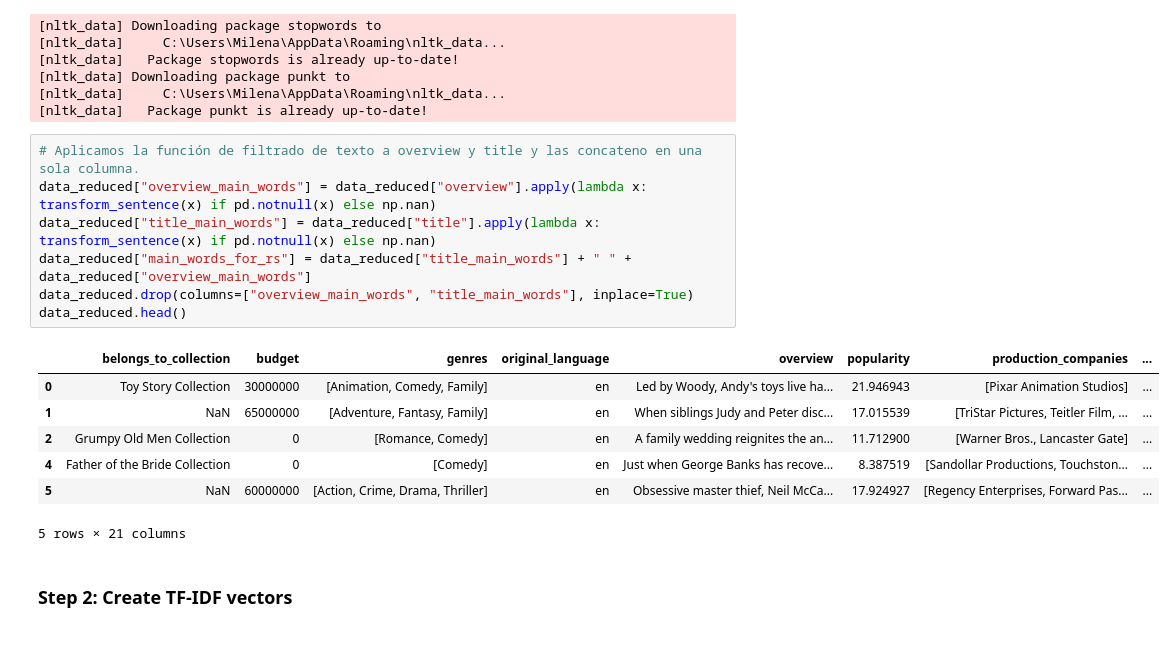
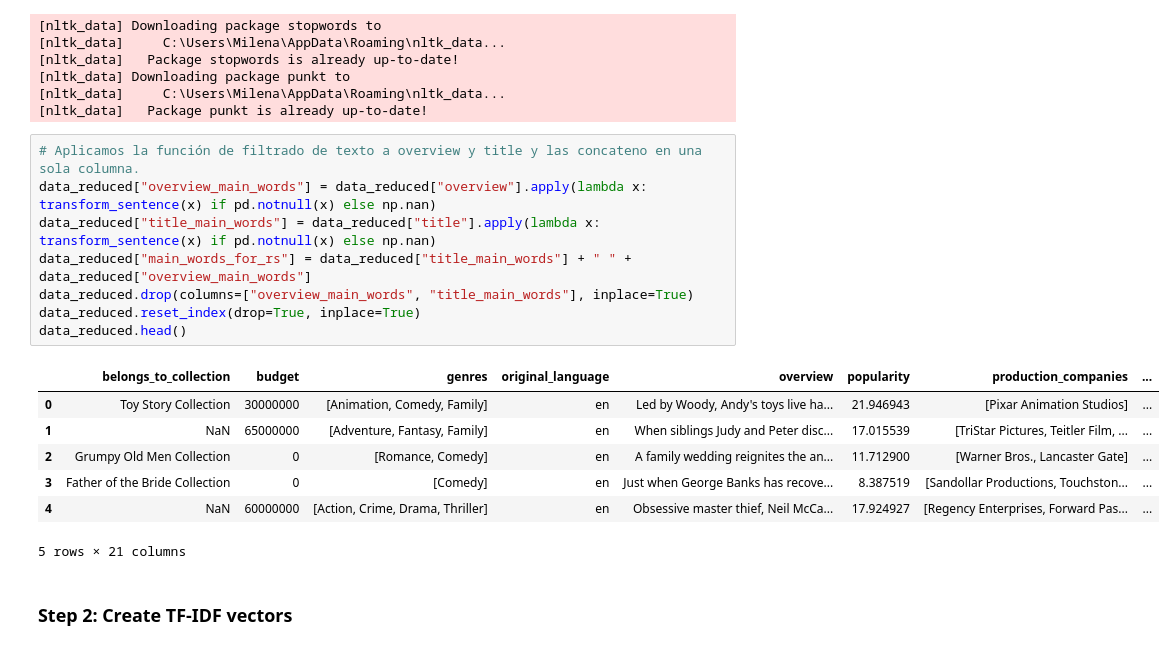
Before and after one commit to anahmilena/movies_recommendation, a Jupyter notebook: eda_&_ml.ipynb, the cells around one changed output. Drawn from its saved outputs; the diff is of its cells as text.

```diff
--- a/eda_&_ml.ipynb
+++ b/eda_&_ml.ipynb
@@ -324,17 +324,18 @@ def transform_sentence(sentence):
 # %%
 # Aplicamos la función de filtrado de texto a overview y title y las concateno en una sola columna.
 data_reduced["overview_main_words"] = data_reduced["overview"].apply(lambda x: transform_sentence(x) if pd.notnull(x) else np.nan)
 data_reduced["title_main_words"] = data_reduced["title"].apply(lambda x: transform_sentence(x) if pd.notnull(x) else np.nan)
 data_reduced["main_words_for_rs"] = data_reduced["title_main_words"] + " " + data_reduced["overview_main_words"]
 data_reduced.drop(columns=["overview_main_words", "title_main_words"], inplace=True)
+data_reduced.reset_index(drop=True, inplace=True)
 data_reduced.head()
 # %% [output]
 |  | belongs_to_collection | budget | genres | original_language | overview | popularity | production_companies | ... |
 | 0 | Toy Story Collection | 30000000 | [Animation, Comedy, Family] | en | Led by Woody, Andy's toys live ha... | 21.946943 | [Pixar Animation Studios] | ... |
 | 1 | NaN | 65000000 | [Adventure, Fantasy, Family] | en | When siblings Judy and Peter disc... | 17.015539 | [TriStar Pictures, Teitler Film, ... | ... |
 | 2 | Grumpy Old Men Collection | 0 | [Romance, Comedy] | en | A family wedding reignites the an... | 11.712900 | [Warner Bros., Lancaster Gate] | ... |
-| 4 | Father of the Bride Collection | 0 | [Comedy] | en | Just when George Banks has recove... | 8.387519 | [Sandollar Productions, Touchston... | ... |
-| 5 | NaN | 60000000 | [Action, Crime, Drama, Thriller] | en | Obsessive master thief, Neil McCa... | 17.924927 | [Regency Enterprises, Forward Pas... | ... |
+| 3 | Father of the Bride Collection | 0 | [Comedy] | en | Just when George Banks has recove... | 8.387519 | [Sandollar Productions, Touchston... | ... |
+| 4 | NaN | 60000000 | [Action, Crime, Drama, Thriller] | en | Obsessive master thief, Neil McCa... | 17.924927 | [Regency Enterprises, Forward Pas... | ... |
 5 rows × 21 columns
 # %% [markdown]
 ### Step 2: Create TF-IDF vectors
```
Also changed, not shown: parts of 4 cells of this notebook, 1 other file.
